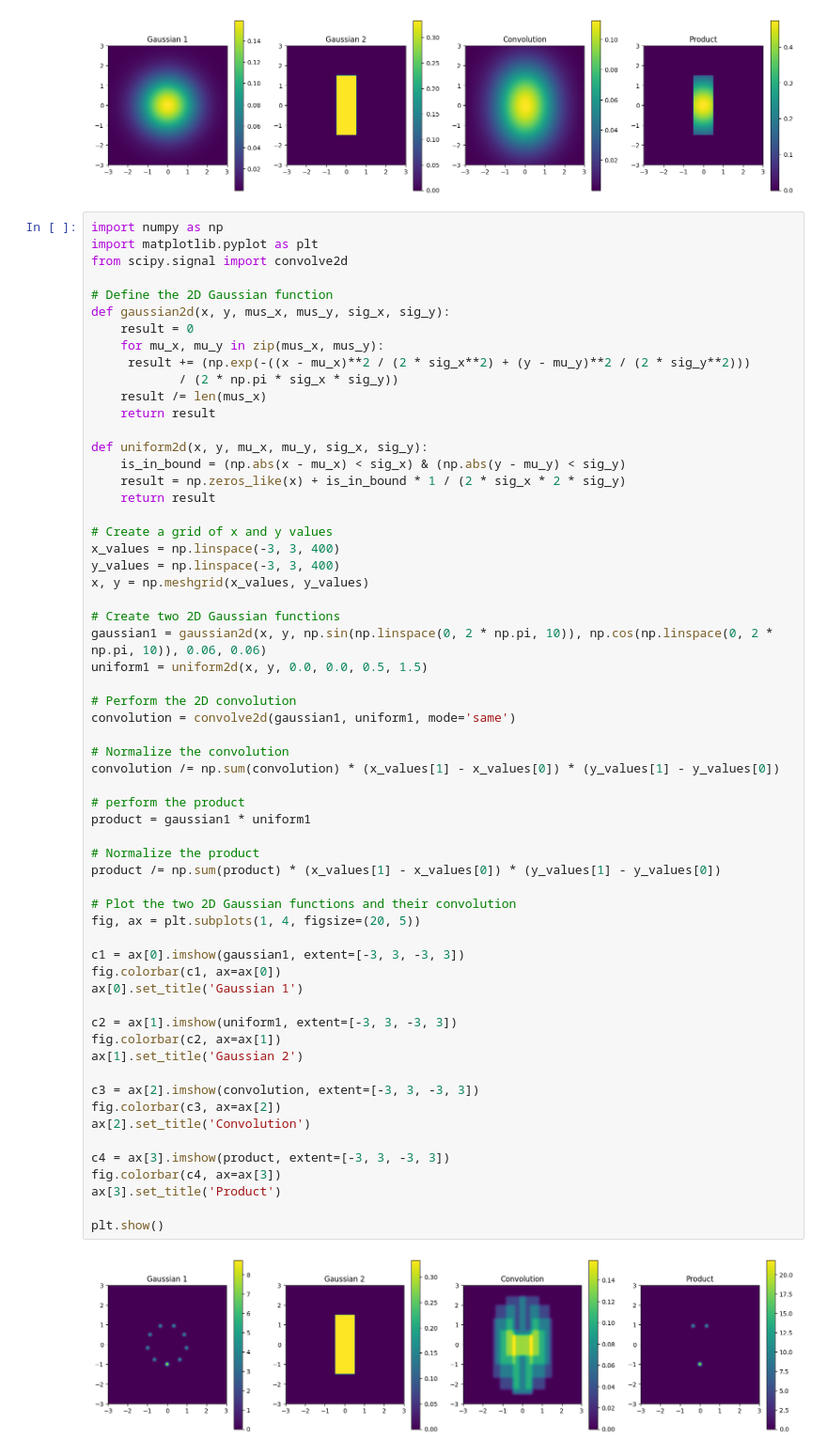
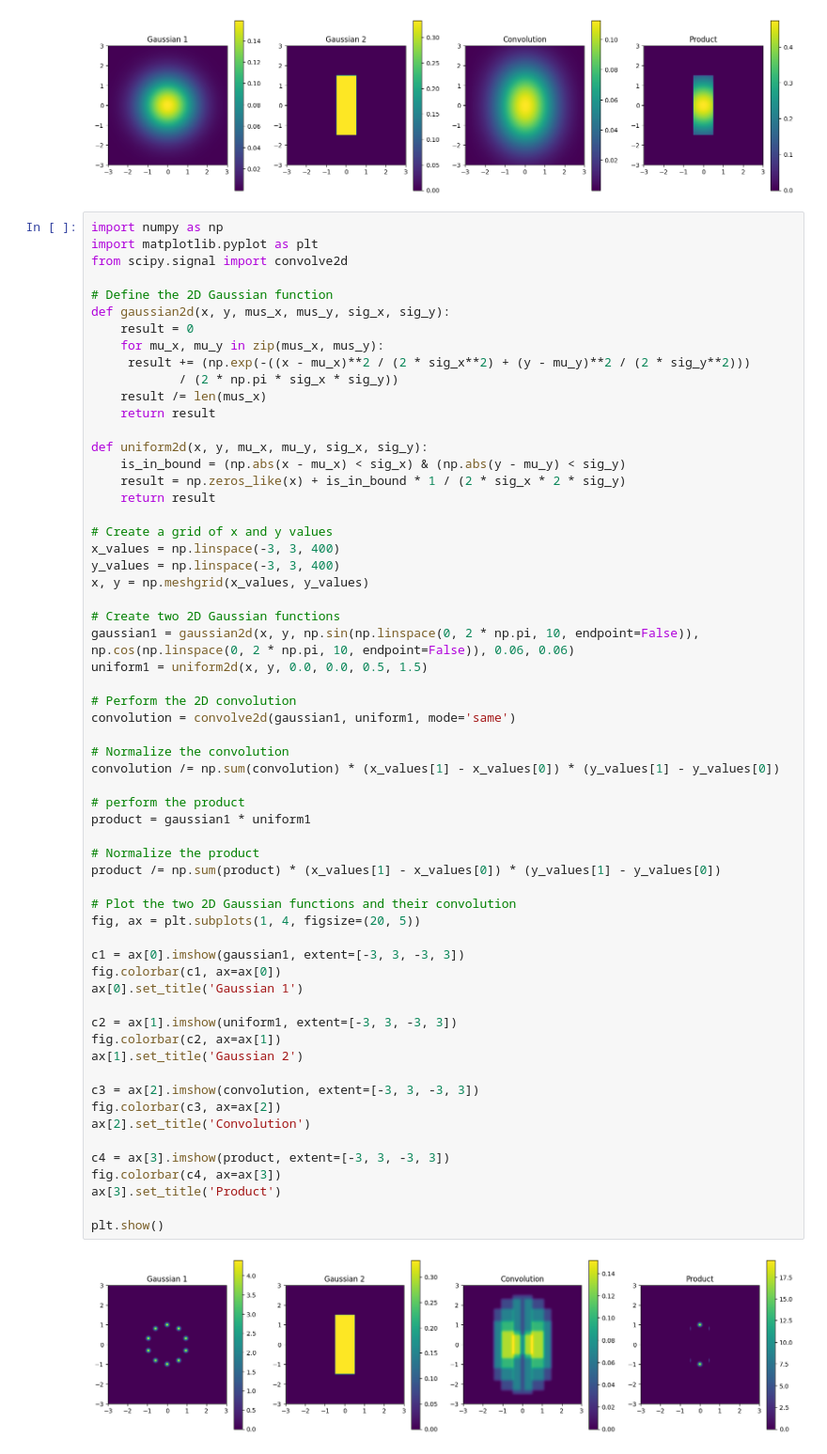
Before and after one commit to rainorangelemon/complift-2d-and-clevr, a Jupyter notebook: notebooks/convolution.ipynb, the cells around one changed output. Shown at 94% size. Drawn from its saved outputs; the diff is of its cells as text.

```diff
--- a/notebooks/convolution.ipynb
+++ b/notebooks/convolution.ipynb
@@ -171,7 +171,7 @@ y_values = np.linspace(-3, 3, 400)
 x, y = np.meshgrid(x_values, y_values)
 
 # Create two 2D Gaussian functions
-gaussian1 = gaussian2d(x, y, np.sin(np.linspace(0, 2 * np.pi, 10)), np.cos(np.linspace(0, 2 * np.pi, 10)), 0.06, 0.06)
+gaussian1 = gaussian2d(x, y, np.sin(np.linspace(0, 2 * np.pi, 10, endpoint=False)), np.cos(np.linspace(0, 2 * np.pi, 10, endpoint=False)), 0.06, 0.06)
 uniform1 = uniform2d(x, y, 0.0, 0.0, 0.5, 1.5)
 
 # Perform the 2D convolution
@@ -180,31 +180,31 @@ convolution = convolve2d(gaussian1, uniform1, mode='same')
 # Normalize the convolution
 convolution /= np.sum(convolution) * (x_values[1] - x_values[0]) * (y_values[1] - y_values[0])
 
 # perform the product
 product = gaussian1 * uniform1
 
 # Normalize the product
 product /= np.sum(product) * (x_values[1] - x_values[0]) * (y_values[1] - y_values[0])
 
 # Plot the two 2D Gaussian functions and their convolution
 fig, ax = plt.subplots(1, 4, figsize=(20, 5))
 
 c1 = ax[0].imshow(gaussian1, extent=[-3, 3, -3, 3])
 fig.colorbar(c1, ax=ax[0])
 ax[0].set_title('Gaussian 1')
 
 c2 = ax[1].imshow(uniform1, extent=[-3, 3, -3, 3])
 fig.colorbar(c2, ax=ax[1])
 ax[1].set_title('Gaussian 2')
 
 c3 = ax[2].imshow(convolution, extent=[-3, 3, -3, 3])
 fig.colorbar(c3, ax=ax[2])
 ax[2].set_title('Convolution')
 
 c4 = ax[3].imshow(product, extent=[-3, 3, -3, 3])
 fig.colorbar(c4, ax=ax[3])
 ax[3].set_title('Product')
 
 plt.show()
 # %% [output]
-[figure, old version]
+[figure, new version]
```
Also changed, not shown: 1 other file.
